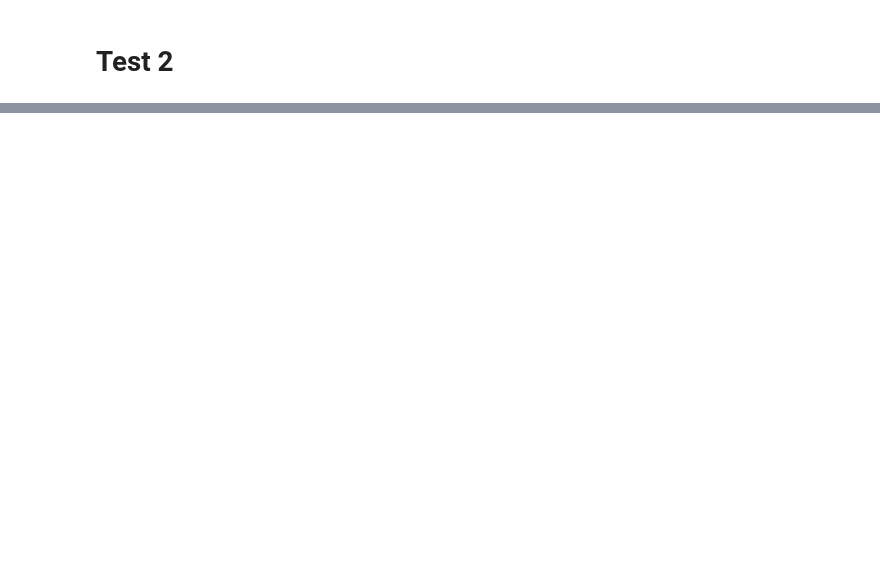
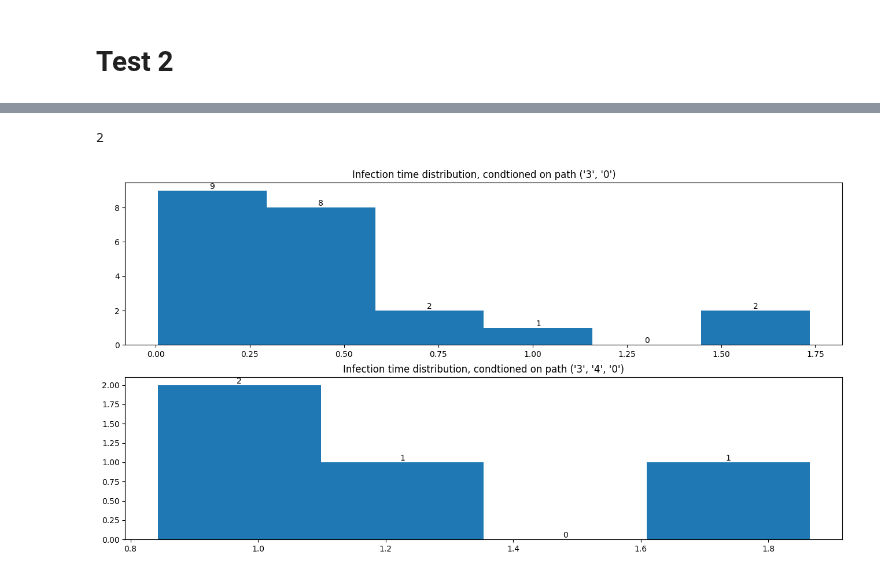
Before and after one commit to DTAlemayehu01/infection_propagation, a Jupyter notebook: notebooks/figures.ipynb, the cells around one changed output, grey strips where cells are left out. Drawn from its saved outputs; the diff is of its cells as text; code cells hidden in the pictures; blank space fills up the shorter version.

```diff
--- a/notebooks/figures.ipynb
+++ b/notebooks/figures.ipynb
@@ -158,0 +176,5 @@ data = Graph.erdos_renyi_simulation_trial(n, p, '0', '3', iters=1)
+# %%
+Figures.time_per_path(data[1], threshold=3)
+# %% [output]
+2
+[figure, added]
```
Also changed, not shown: parts of 6 cells of this notebook, 4 other files.
